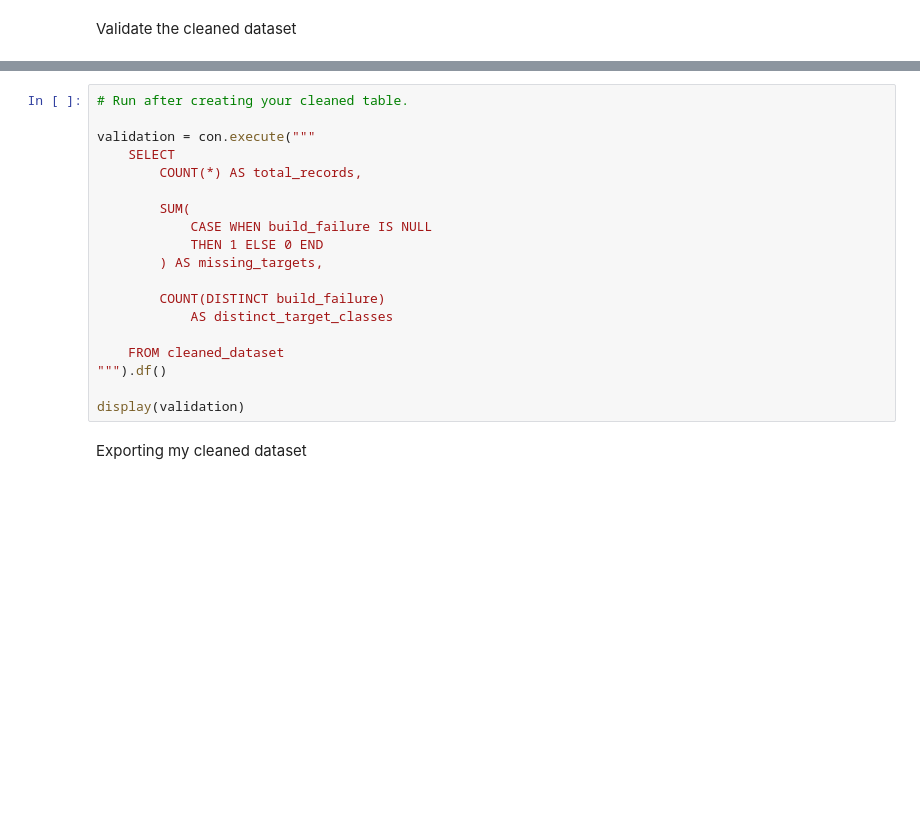
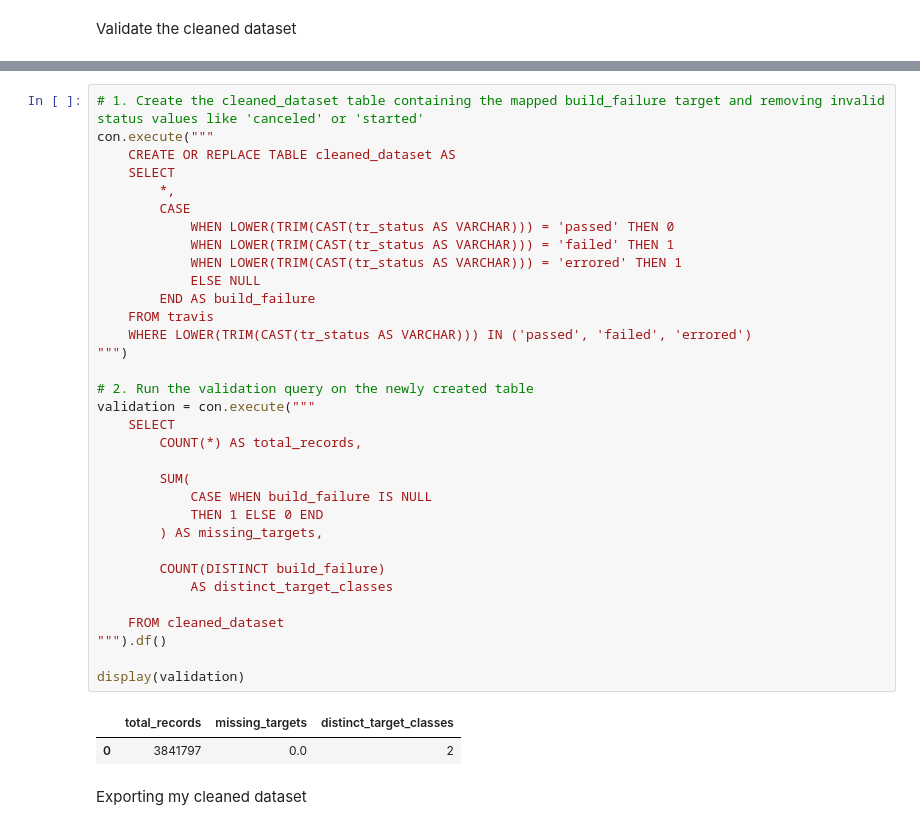
Before and after one commit to risinukaviranga/ci-cd-build-failure-prediction, a Jupyter notebook: Data_processing_and_data_cleaning.ipynb, the cells around one changed output, grey strips where cells are left out. Cells and saved outputs as stored; diff of their text form; blank space fills up the shorter version.

Commit message:
processing the dataset and saving cleaned dataset

```diff
--- a/Data_processing_and_data_cleaning.ipynb
+++ b/Data_processing_and_data_cleaning.ipynb
@@ -289,22 +374,39 @@ con.execute("SHOW TABLES").df()
-# %%
-# Run after creating your cleaned table.
-
-validation = con.execute("""
-    SELECT
-        COUNT(*) AS total_records,
-
-        SUM(
-            CASE WHEN build_failure IS NULL
-            THEN 1 ELSE 0 END
-        ) AS missing_targets,
-
-        COUNT(DISTINCT build_failure)
-            AS distinct_target_classes
-
-    FROM cleaned_dataset
-""").df()
-
-display(validation)
+# %%
+# 1. Create the cleaned_dataset table containing the mapped build_failure target and removing invalid status values like 'canceled' or 'started'
+con.execute("""
+    CREATE OR REPLACE TABLE cleaned_dataset AS
+    SELECT
+        *,
+        CASE
+            WHEN LOWER(TRIM(CAST(tr_status AS VARCHAR))) = 'passed' THEN 0
+            WHEN LOWER(TRIM(CAST(tr_status AS VARCHAR))) = 'failed' THEN 1
+            WHEN LOWER(TRIM(CAST(tr_status AS VARCHAR))) = 'errored' THEN 1
+            ELSE NULL
+        END AS build_failure
+    FROM travis
+    WHERE LOWER(TRIM(CAST(tr_status AS VARCHAR))) IN ('passed', 'failed', 'errored')
+""")
+
+# 2. Run the validation query on the newly created table
+validation = con.execute("""
+    SELECT
+        COUNT(*) AS total_records,
+
+        SUM(
+            CASE WHEN build_failure IS NULL
+            THEN 1 ELSE 0 END
+        ) AS missing_targets,
+
+        COUNT(DISTINCT build_failure)
+            AS distinct_target_classes
+
+    FROM cleaned_dataset
+""").df()
+
+display(validation)
+# %% [output]
+|  | total_records | missing_targets | distinct_target_classes |
+| 0 | 3841797 | 0.0 | 2 |
 # %% [markdown]
 Exporting my cleaned dataset
 # %%
```
Also changed, not shown: parts of 7 cells of this notebook.
